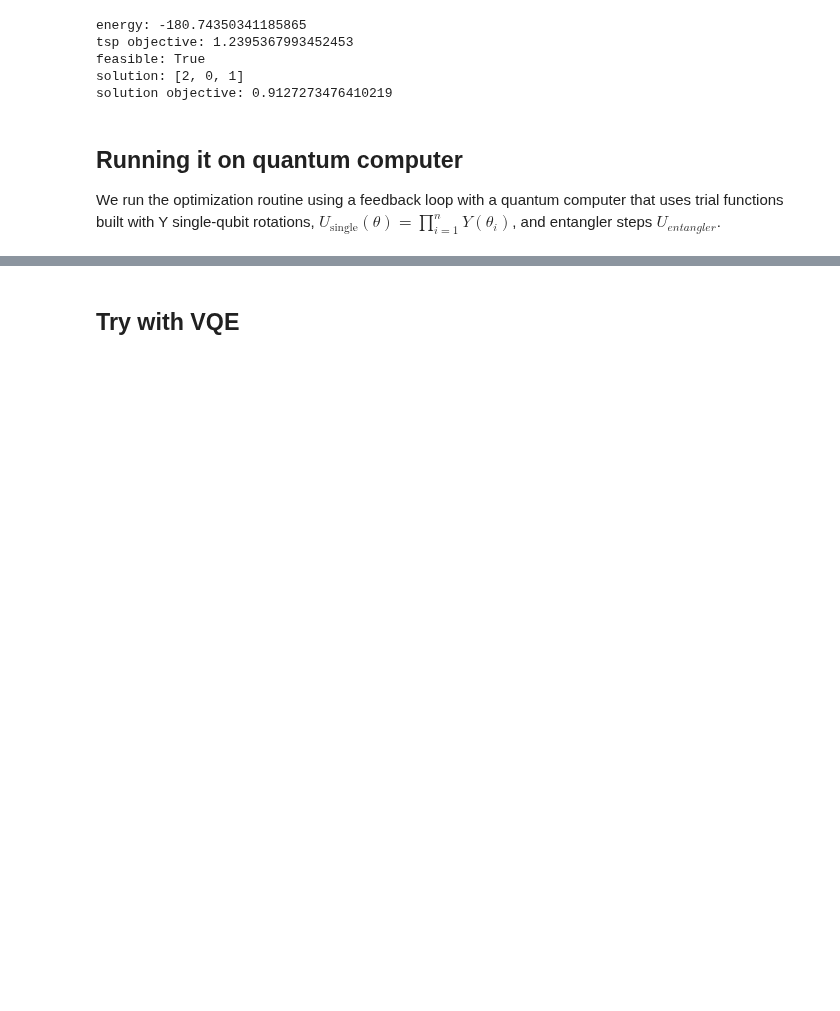
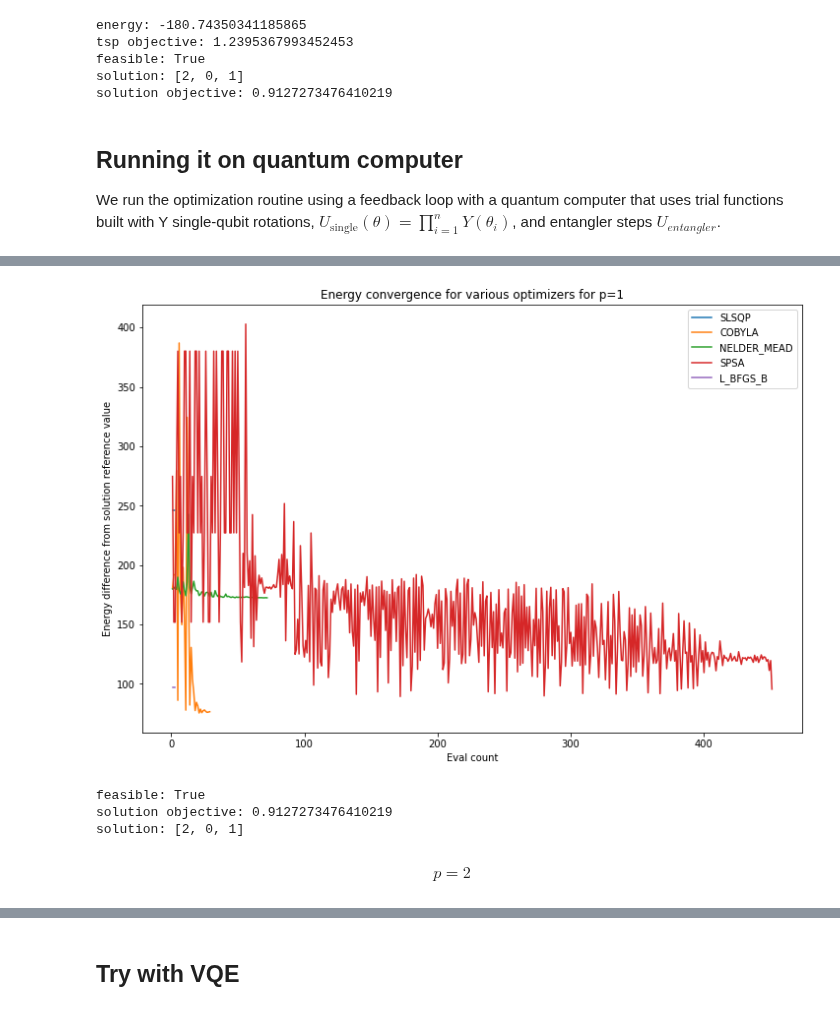
Before and after one commit to vivekkatial/HAQC, a Jupyter notebook: notebooks/05-converging-solution-for-tsp.ipynb, the cells around one changed output, grey strips where cells are left out. Drawn from its saved outputs; the diff is of its cells as text; code cells hidden in the pictures; blank space fills up the shorter version.

```diff
--- a/notebooks/05-converging-solution-for-tsp.ipynb
+++ b/notebooks/05-converging-solution-for-tsp.ipynb
@@ -276,0 +225,11 @@ solution: [2, 0, 1]
+# %%
+optimizers = [
+    SLSQP(maxiter=200, disp=True),
+    COBYLA(maxiter=200, disp=True),
+    NELDER_MEAD(maxiter=200),
+    SPSA(maxiter=200),
+    L_BFGS_B(maxiter=200)
+]
+converge_cnts = np.empty([len(optimizers)], dtype=object)
+converge_vals = np.empty([len(optimizers)], dtype=object)
+backend = Aer.get_backend('aer_simulator_matrix_product_state')
@@ -276,0 +301,27 @@ solution: [2, 0, 1]
+# %%
+pylab.rcParams['figure.figsize'] = (12, 8)
+for i, optimizer in enumerate(optimizers):
+        pylab.plot(converge_cnts[i], abs(ref_value - converge_vals[i]), label=type(optimizer).__name__)
+pylab.xlabel('Eval count')
+pylab.ylabel('Energy difference from solution reference value')
+pylab.title(f'Energy convergence for various optimizers for p={p}')
+pylab.legend(loc='upper right');
+# %% [output]
+[figure, added]
+# %%
+x = sample_most_likely(result.eigenstate)
+try:
+    z = tsp.get_tsp_solution(x)
+    print('feasible:', tsp.tsp_feasible(x))
+    print('solution objective:', tsp.tsp_value(z, cost_mat))
+    print('solution:', z)
+except:
+    print('feasible:', tsp.tsp_feasible(x))
+# %% [output]
+feasible: True
+solution objective: 0.9127273476410219
+solution: [2, 0, 1]
+# %% [markdown]
+$$
+    p = 2
+$$
```
Also changed, not shown: parts of 31 cells of this notebook, 1 other file.
